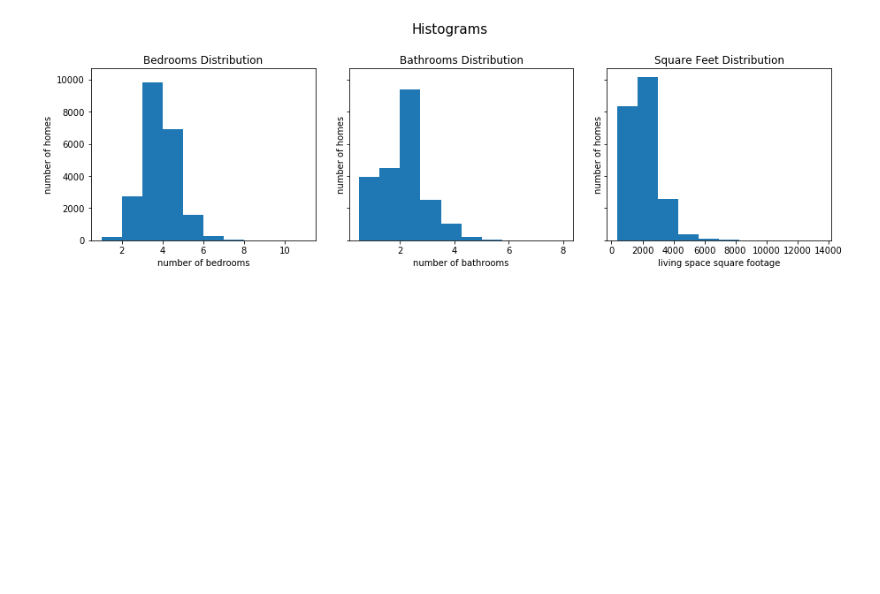
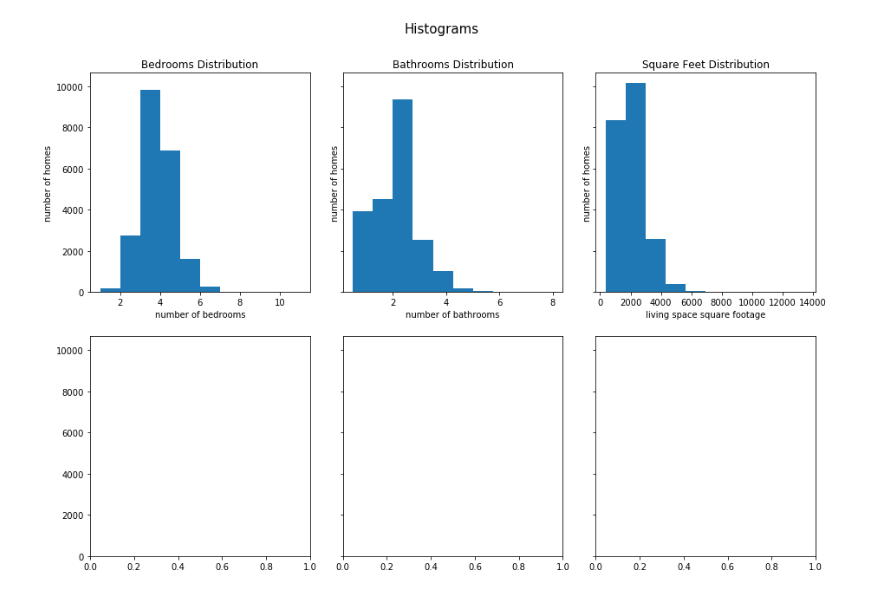
Before and after one commit to lilisbeit/Subplots-in-Matplotlib, a Jupyter notebook: subplots.ipynb, the cells around one changed output. Cells and saved outputs as stored; diff of their text form; code cells hidden in the pictures; blank space fills up the shorter version.

```diff
--- a/subplots.ipynb
+++ b/subplots.ipynb
@@ -90,24 +117,22 @@ plt.savefig('6_subplots')
 # %%
-fig, ax = plt.subplots(figsize=(15,4), nrows=1, ncols=3, sharey=True);
+fig, ax = plt.subplots(figsize=(15,10), nrows=2, ncols=3, sharey=True);
 fig.suptitle('Histograms', fontsize=15)
 
-ax[0].hist(df['bedrooms'])
-ax[0].set_title('Bedrooms Distribution')
-ax[0].set_xlabel('number of bedrooms')
-ax[0].set_ylabel('number of homes')
+ax[0,0].hist(df['bedrooms'])
+ax[0,0].set_title('Bedrooms Distribution')
+ax[0,0].set_xlabel('number of bedrooms')
+ax[0,0].set_ylabel('number of homes')
 
-ax[1].hist(df['bathrooms'])
-ax[1].set_title('Bathrooms Distribution')
-ax[1].set_xlabel('number of bathrooms')
-ax[1].set_ylabel('number of homes')
+ax[0,1].hist(df['bathrooms'])
+ax[0,1].set_title('Bathrooms Distribution')
+ax[0,1].set_xlabel('number of bathrooms')
+ax[0,1].set_ylabel('number of homes')
 
-ax[2].hist(df['sqft_living'])
-ax[2].set_title('Square Feet Distribution')
-ax[2].set_xlabel('living space square footage')
-ax[2].set_ylabel('number of homes')
+ax[0,2].hist(df['sqft_living'])
+ax[0,2].set_title('Square Feet Distribution')
+ax[0,2].set_xlabel('living space square footage')
+ax[0,2].set_ylabel('number of homes')
 
-plt.subplots_adjust(top=0.8, wspace=0.15)
-
-plt.savefig('3_pretty_subplots')
+plt.subplots_adjust(top=0.9, wspace=0.15)
 # %% [output]
-[figure, old version]
+[figure, new version]
```
Also changed, not shown: parts of 11 cells of this notebook, 5 other files.
